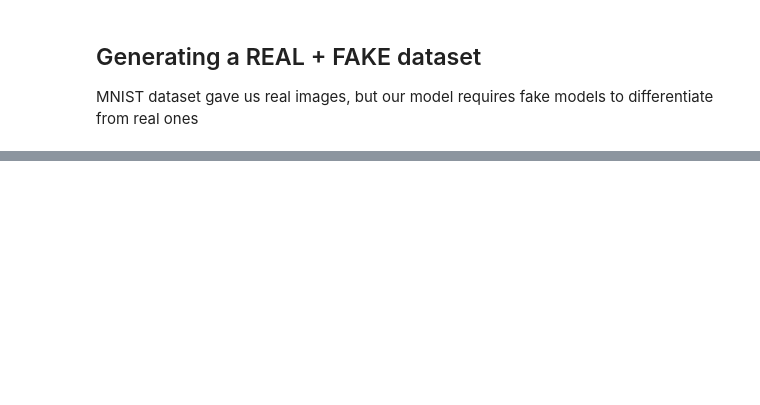
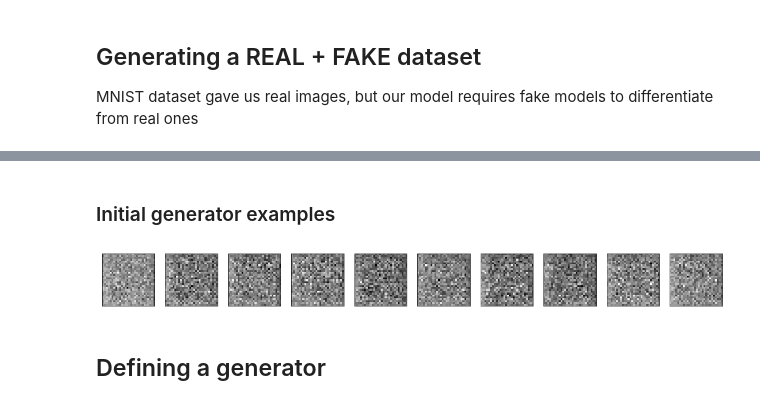
Before and after one commit to drlukas6/KerasGANs, a Jupyter notebook: MNISTGan.ipynb, the cells around one changed output, grey strips where cells are left out. Cells and saved outputs as stored; diff of their text form; code cells hidden in the pictures; blank space fills up the shorter version.

```diff
--- a/MNISTGan.ipynb
+++ b/MNISTGan.ipynb
@@ -104,5 +98,0 @@ def dataset(n_real: int, n_fake: int) -> (np.ndarray, np.ndarray):
-# %%
-discriminator = discriminator_model()
-X, y = dataset(1000, 800)
-X_val, y_val = dataset(500, 500)
-history = discriminator.fit(X, y, epochs=10, validation_data=(X_val, y_val))
@@ -144,0 +123,3 @@ array([[1.],
+# %%
+generator = generator_model(100)
+generator.summary()
@@ -144,0 +144,35 @@ array([[1.],
+# %%
+def generate_latent_points(latent_dim: int, n_samples: int) -> np.ndarray:
+
+    x_input = np.random.randn(latent_dim * n_samples)
+    x_input = x_input.reshape(n_samples, latent_dim)
+
+    return x_input
+# %%
+def generate_fake_generator_samples(generator: Model, latent_dim: int, n_samples: int) -> (np.ndarray, np.ndarray):
+
+    x_input = generate_latent_points(latent_dim, n_samples)
+
+    X = generator.predict(x_input)
+
+    y = np.zeros((n_samples, 1)) # Zeros because we want to convince the generator that these are fakes
+
+    return X, y
+# %% [markdown]
+### Initial generator examples
+# %%
+initial_generator_samples, _ = generate_fake_generator_samples(generator, 100, 10)
+
+plt.figure(figsize=(20, 20))
+for i in range(10):
+    ax = plt.subplot(1, 10, i + 1)
+    plt.imshow(initial_generator_samples[i].reshape((28, 28)))
+    plt.gray()
+    ax.get_xaxis().set_visible(False)
+    ax.get_yaxis().set_visible(False)
+
+plt.show()
+# %% [output]
+[figure, added]
+# %% [markdown]
+## Defining a generator
```
Also changed, not shown: parts of 18 cells of this notebook, 1 other file.
